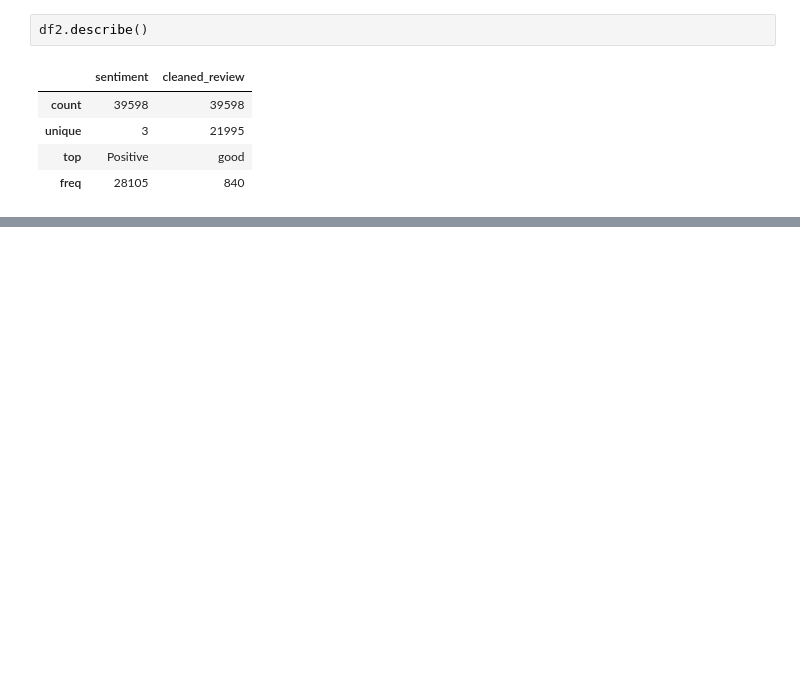
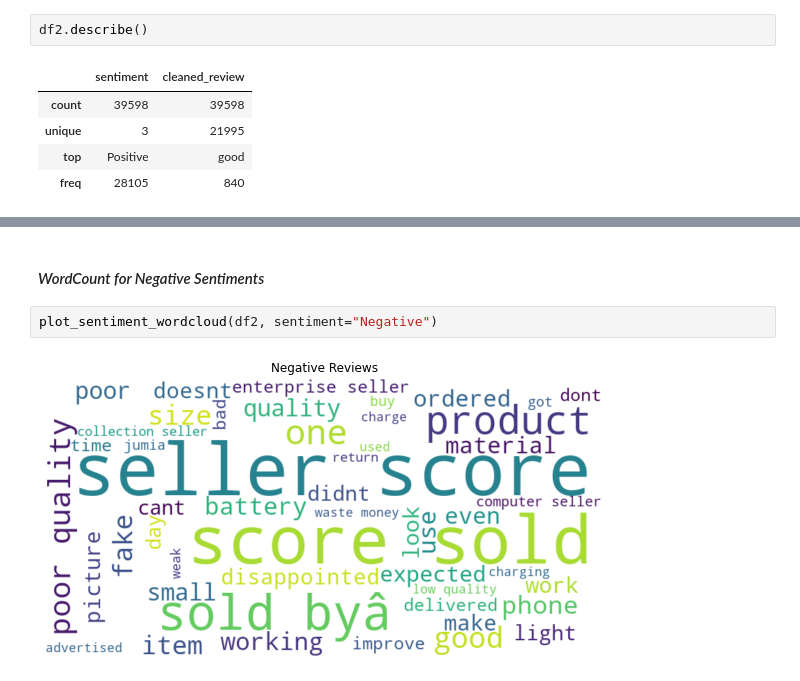
Before and after one commit to joakimTI/JUMIA-PRODUCTS-RECOMMENDATION-AND-PRODUCT-REVIEW-SYSTEM, a Jupyter notebook: index.ipynb, the cells around one changed output, grey strips where cells are left out. Saved outputs shown, nothing was run; the diff lists cells and outputs as text; blank space fills up the shorter version.

```diff
--- a/index.ipynb
+++ b/index.ipynb
@@ -910,0 +937,6 @@ df2.describe()
+# %% [markdown]
+#### *WordCount for Negative Sentiments*
+# %%
+plot_sentiment_wordcloud(df2, sentiment="Negative")
+# %% [output]
+[figure, added]
```
Also changed, not shown: parts of 33 cells of this notebook.
